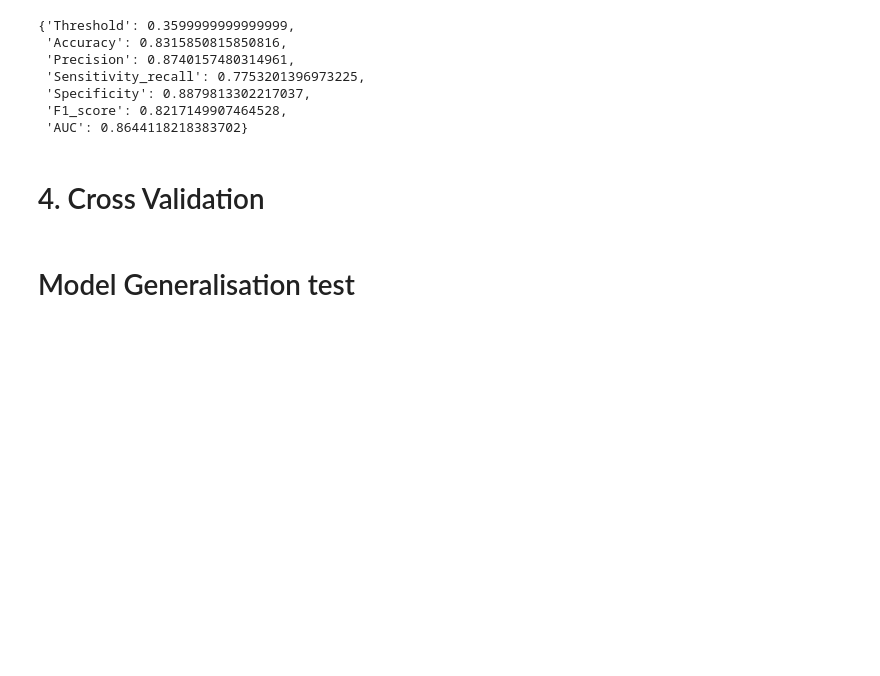
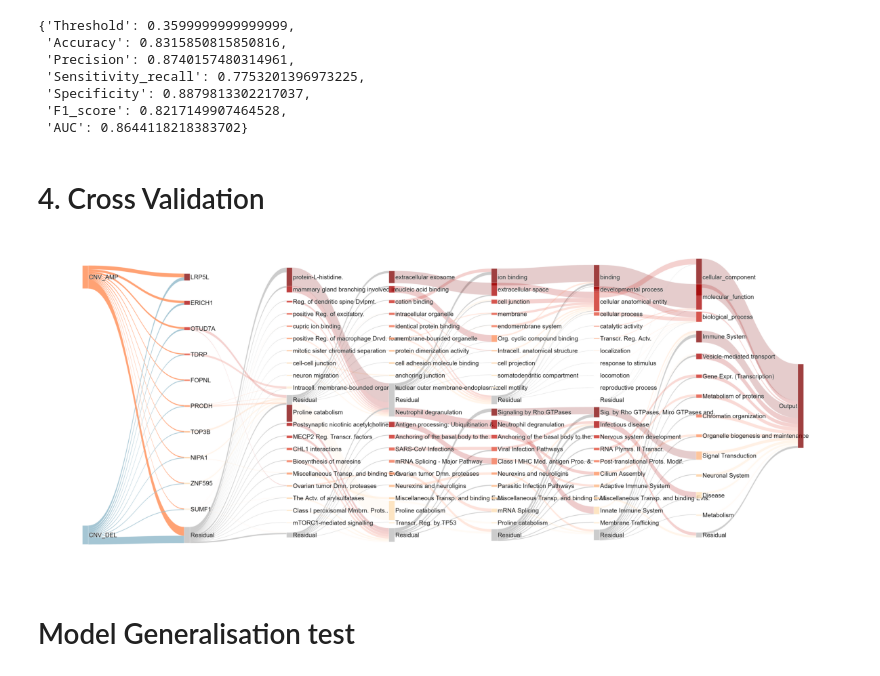
Before and after one commit to pip-Ivan/CLinNET, a Jupyter notebook: Train_Model_Sydney.ipynb, the cells around one changed output. Drawn from its saved outputs; the diff is of its cells as text; code cells hidden in the pictures; blank space fills up the shorter version.

```diff
--- a/Train_Model_Sydney.ipynb
+++ b/Train_Model_Sydney.ipynb
@@ -245,6 +245,21 @@ cv = CV(data_class=SydneyData, data_params=data_params, model_params=model_param
 cv.run_cross_validation()
 # %%
 cv.aggregate_result()
+# %%
+import matplotlib.pyplot as plt
+import matplotlib.image as mpimg
+
+
+image_path = r"nervous system\interpretability\sankey\Sankey-nervous system_last3Med.png"
+
+img1 = mpimg.imread(image_path)
+fig, ax = plt.subplots(1, 1, figsize=(15, 5))
+ax.imshow(img1)
+ax.axis('off')
+plt.tight_layout()
+plt.show()
+# %% [output]
+[figure, added]
 # %% [markdown]
 # Model Generalisation test
 # %%
```
